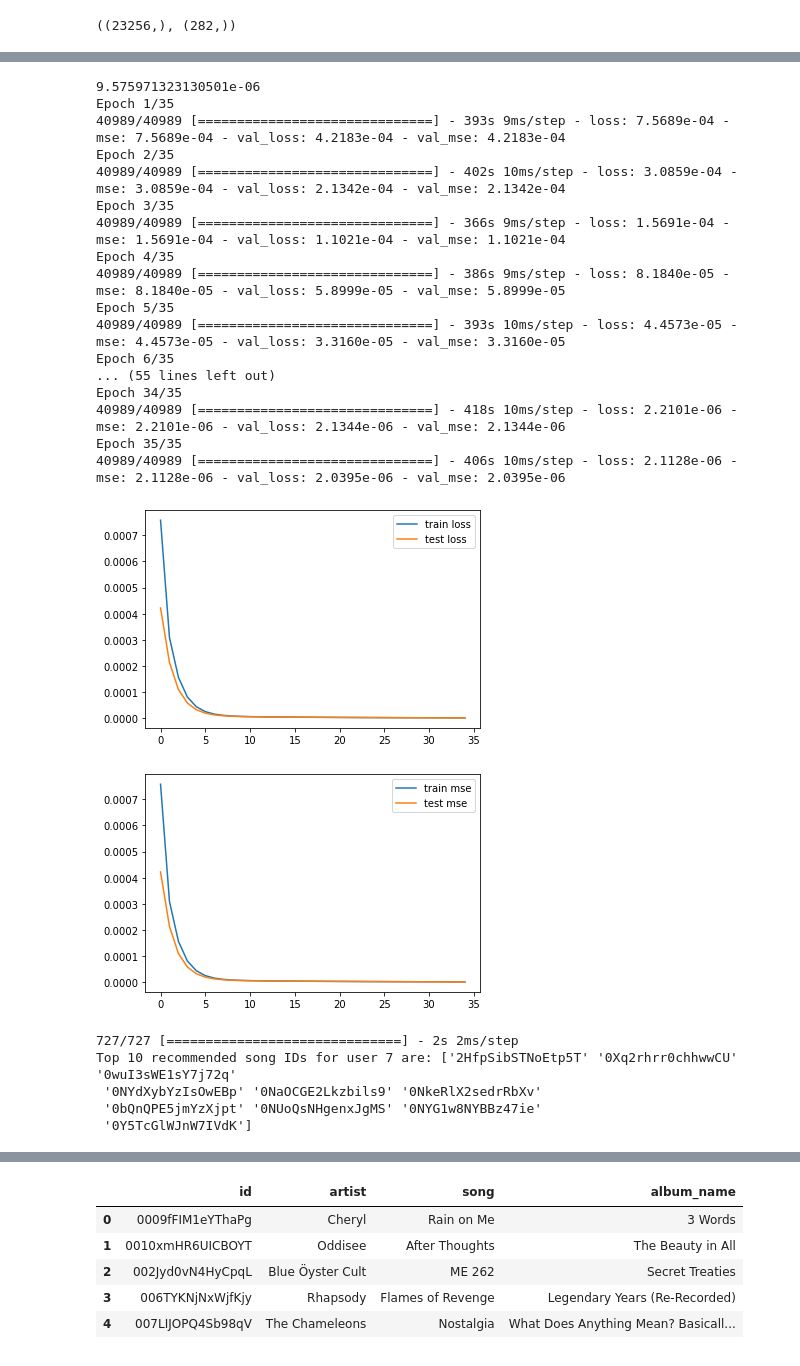
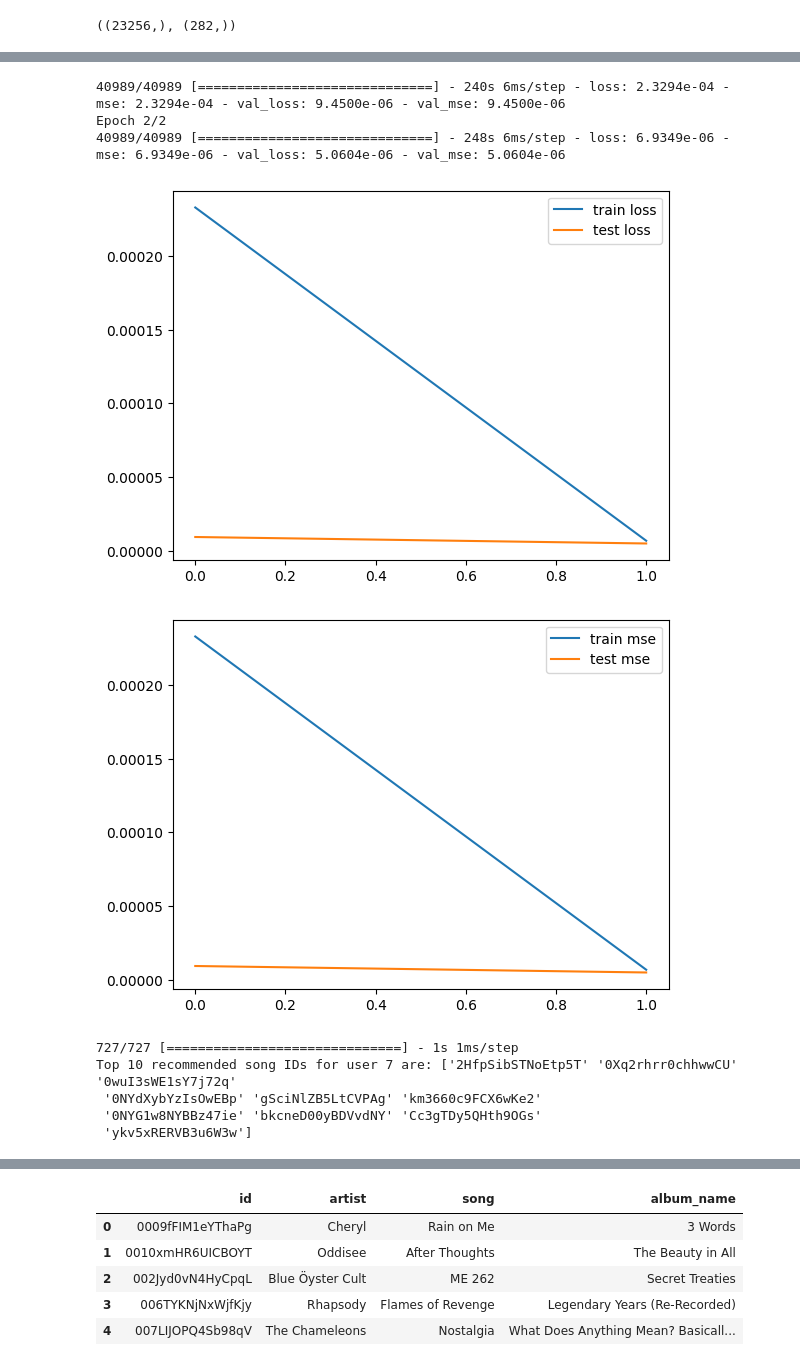
Before and after one commit to FIIT-MSc-projects/2023-Kolek-Musical_context-aware_recommendation_using_neural_networks, a Jupyter notebook: src/Recommendation_system_songs.ipynb, the cells around one changed output, grey strips where cells are left out. Cells and saved outputs as stored; diff of their text form; code cells hidden in the pictures.

```diff
--- a/src/Recommendation_system_songs.ipynb
+++ b/src/Recommendation_system_songs.ipynb
@@ -12,24 +12,24 @@ from keras.optimizers import SGD, Adam
 from keras.utils import to_categorical
 from sklearn.preprocessing import MinMaxScaler, StandardScaler
 # %%
+# Classify time of day
+def classify_time_of_day(timestamp):
+    hour = timestamp.hour
+    if 4 <= hour < 12:
+        return 1
+    elif 12 <= hour < 20:
+        return 2
+    else:
+        return 3
+
 # Load data
 metadata_path = '../data/id_metadata.csv'
 listening_history_path = '../data/lh_reduced.csv'
 metadata_df = pd.read_csv(metadata_path, delimiter='\t')
 df = pd.read_csv(listening_history_path)
 
+df['timestamp'] = pd.to_datetime(df['timestamp'])
 metadata_df.rename(columns = {'id': 'song'}, inplace = True)
-
-# Assuming the additional data contains a 'genre' column and is merged with the main DataFrame
-# Example merging (adjust according to your dataset's structure)
-
-numeric_cols_df = metadata_df.select_dtypes(include=[np.number]).columns
-
-scaler = MinMaxScaler()
-metadata_df[numeric_cols_df] = scaler.fit_transform(metadata_df[numeric_cols_df])
-
-sscaler = StandardScaler()
-metadata_df[numeric_cols_df] = sscaler.fit_transform(metadata_df[numeric_cols_df])
-df = pd.merge(df, metadata_df[['song', 'release', 'popularity', 'danceability', 'energy', 'key', 'mode', 'valence', 'tempo']], on='song')
+df['time_of_day'] = df['timestamp'].apply(classify_time_of_day)
 df.head()
 # %% [output]
@@ -41,0 +42,9 @@ df.head()
+# %%
+df = pd.merge(df, metadata_df[['song', 'release', 'popularity', 'danceability', 'energy', 'key', 'mode', 'valence', 'tempo']], on='song')
+
+numeric_cols_df = df.select_dtypes(include=np.number).columns
+sscaler = StandardScaler()
+df[numeric_cols_df] = sscaler.fit_transform(df[numeric_cols_df])
+
+
+df.head()
@@ -46,7 +79,7 @@ unique_names_song.shape, unique_names_user.shape
 # %% [output]
 ((23256,), (282,))
 # %%
-# Calculate song popularity
+df.isnull().values.any()# Calculate song popularity
 song_popularity = df['song'].value_counts() / len(unique_names_song)
 df['song_popularity'] = df['song'].map(song_popularity)
 
@@ -60,7 +93,7 @@ song_indices = {song: idx for idx, song in enumerate(unique_names_song)}
 for index, row in df.iterrows():
     user_idx = user_indices[row['user']]
     song_idx = song_indices[row['song']]
-    interaction_matrix[user_idx, song_idx] = row['song_popularity']
+    interaction_matrix[user_idx, song_idx] = np.log(row['song_popularity'] + 1)
 
 # Prepare dictionaries to map song IDs to their features
 song_features = {
@@ -72,10 +105,11 @@ song_features = {
     'mode': df.set_index('song')['mode'].to_dict(),
     'valence': df.set_index('song')['valence'].to_dict(),
     'tempo': df.set_index('song')['tempo'].to_dict(),
+    'time_of_day': df.set_index('song')['time_of_day'].to_dict(),
 }
 
 # Create lists for DataFrame including additional features
-user_ids, song_ids, releases, popularities, danceabilities, energies, keys, modes, valences, tempos, interactions = [], [], [], [], [], [], [], [], [], [], []
+user_ids, song_ids, releases, popularities, danceabilities, energies, keys, modes, valences, tempos, interactions, time_of_days = [], [], [], [], [], [], [], [], [], [], [], []
 for user in user_indices:
     for song in song_indices:
         user_ids.append(user_indices[user])
@@ -90,6 +124,7 @@ for user in user_indices:
         modes.append(song_features['mode'][song])
         valences.append(song_features['valence'][song])
         tempos.append(song_features['tempo'][song])
+        time_of_days.append(song_features['time_of_day'][song])
 
 # Create the interaction DataFrame
 interaction_df = pd.DataFrame({
@@ -103,6 +138,7 @@ interaction_df = pd.DataFrame({
     'mode': modes,
     'valence': valences,
     'tempo': tempos,
+    'time_of_day': time_of_days,
     'interaction': interactions
 })
 
@@ -156,7 +248,7 @@ continuous_data_train.head()
 K = 15 # define the size of embeddings, capture the relations in data (10-50)
 
 mu = df_train.interaction.mean()  # Mean interaction for normalization
-epochs = 35
+epochs = 2
 
 u = Input(shape=(1,))
 s = Input(shape=(1,))
@@ -230,28 +322,14 @@ WARNING:absl:`lr` is deprecated in Keras optimizer, please use `learning_rate` o
-9.575971323130501e-06
-Epoch 1/35
-40989/40989 [==============================] - 393s 9ms/step - loss: 7.5689e-04 - mse: 7.5689e-04 - val_loss: 4.2183e-04 - val_mse: 4.2183e-04
-Epoch 2/35
-40989/40989 [==============================] - 402s 10ms/step - loss: 3.0859e-04 - mse: 3.0859e-04 - val_loss: 2.1342e-04 - val_mse: 2.1342e-04
-Epoch 3/35
-40989/40989 [==============================] - 366s 9ms/step - loss: 1.5691e-04 - mse: 1.5691e-04 - val_loss: 1.1021e-04 - val_mse: 1.1021e-04
-Epoch 4/35
-40989/40989 [==============================] - 386s 9ms/step - loss: 8.1840e-05 - mse: 8.1840e-05 - val_loss: 5.8999e-05 - val_mse: 5.8999e-05
-Epoch 5/35
-40989/40989 [==============================] - 393s 10ms/step - loss: 4.4573e-05 - mse: 4.4573e-05 - val_loss: 3.3160e-05 - val_mse: 3.3160e-05
-Epoch 6/35
-... (55 lines left out)
-Epoch 34/35
-40989/40989 [==============================] - 418s 10ms/step - loss: 2.2101e-06 - mse: 2.2101e-06 - val_loss: 2.1344e-06 - val_mse: 2.1344e-06
-Epoch 35/35
-40989/40989 [==============================] - 406s 10ms/step - loss: 2.1128e-06 - mse: 2.1128e-06 - val_loss: 2.0395e-06 - val_mse: 2.0395e-06
+40989/40989 [==============================] - 240s 6ms/step - loss: 2.3294e-04 - mse: 2.3294e-04 - val_loss: 9.4500e-06 - val_mse: 9.4500e-06
+Epoch 2/2
+40989/40989 [==============================] - 248s 6ms/step - loss: 6.9349e-06 - mse: 6.9349e-06 - val_loss: 5.0604e-06 - val_mse: 5.0604e-06
-[figure, old version]
+[figure, new version]
-[figure, old version]
+[figure, new version]
 # %%
 import numpy as np
 
 user_ids_test = df_test.user_id.values
 song_ids_test = df_test.song_id.values
-continuous_features = ["release", "popularity", "danceability", "energy", "key", "mode", "valence", "tempo"]
+continuous_features = ["release", "popularity", "danceability", "energy", "key", "mode", "valence", "tempo", "time_of_day"]
 
 # Select a specific user for the prediction
 specific_user_id = user_ids_test[0]  # Example: taking the first user in the test set
@@ -285,8 +363,8 @@ top_n_song_ids = song_encoder.inverse_transform(top_n_indices)
 # Output the recommended songs
 print(f"Top {N} recommended song IDs for user {specific_user_id} are:", top_n_song_ids)
 # %% [output]
-727/727 [==============================] - 2s 2ms/step
+727/727 [==============================] - 1s 1ms/step
 Top 10 recommended song IDs for user 7 are: ['2HfpSibSTNoEtp5T' '0Xq2rhrr0chhwwCU' '0wuI3sWE1sY7j72q'
- '0NYdXybYzIsOwEBp' '0NaOCGE2Lkzbils9' '0NkeRlX2sedrRbXv'
- '0bQnQPE5jmYzXjpt' '0NUoQsNHgenxJgMS' '0NYG1w8NYBBz47ie'
- '0Y5TcGlWJnW7IVdK']
+ '0NYdXybYzIsOwEBp' 'gSciNlZB5LtCVPAg' 'km3660c9FCX6wKe2'
+ '0NYG1w8NYBBz47ie' 'bkcneD00yBDVvdNY' 'Cc3gTDy5QHth9OGs'
+ 'ykv5xRERVB3u6W3w']
```
Also changed, not shown: parts of 22 cells of this notebook, 21 other files.
